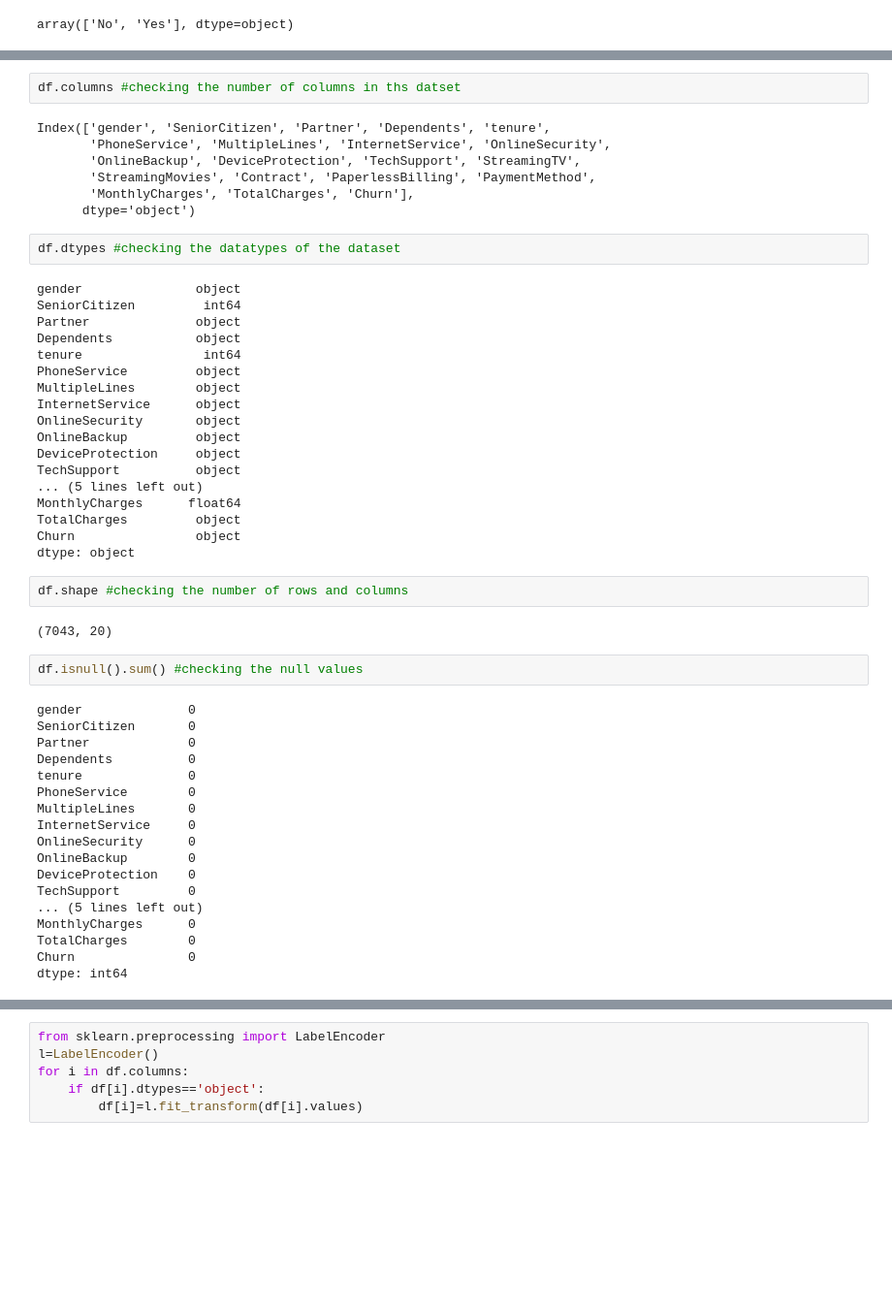
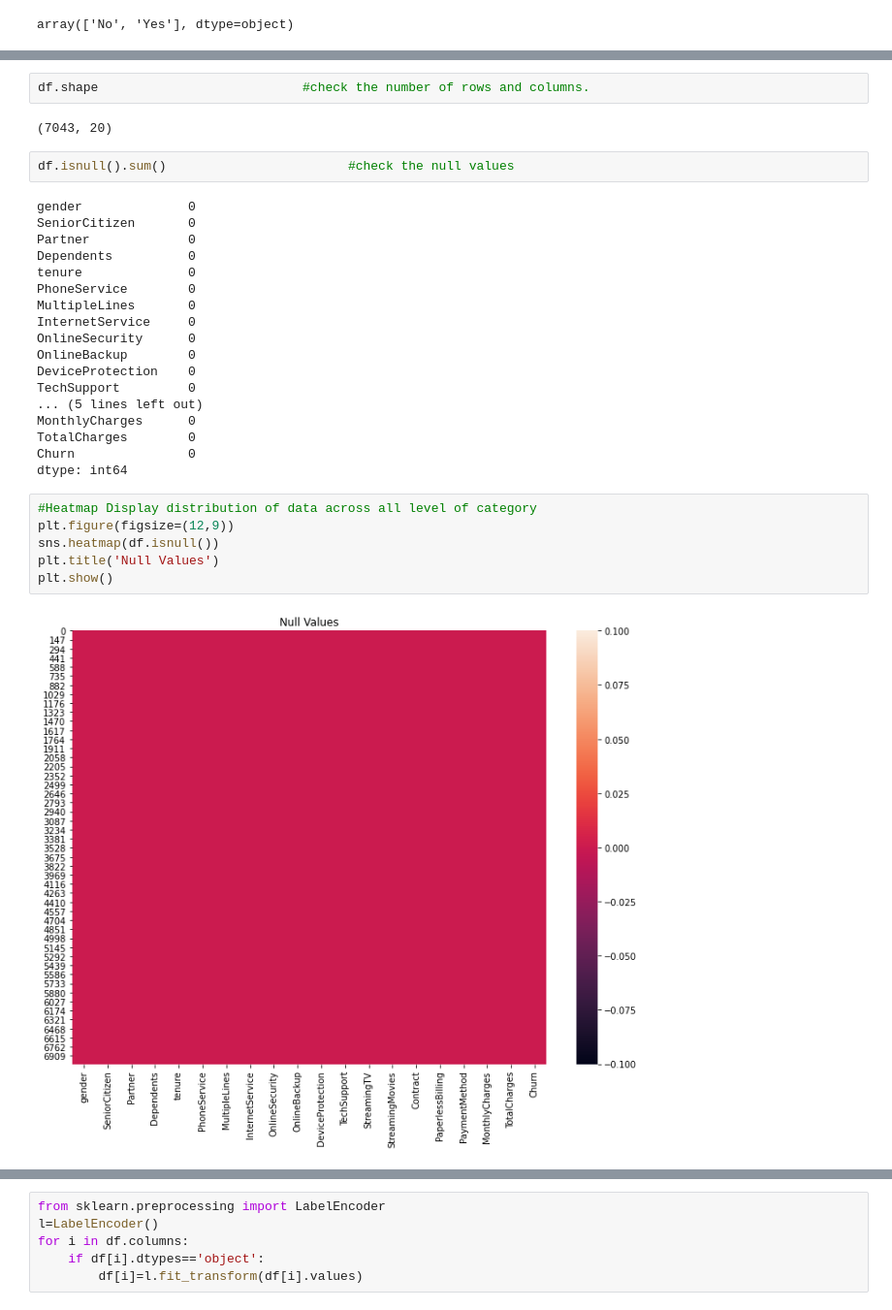
Before and after one commit to Jayasurya72/Customer-Churn-Analysis, a Jupyter notebook: Customer Churn Analysis.ipynb, the cells around one changed output, grey strips where cells are left out. Shown at 97% size. Saved outputs shown, nothing was run; the diff lists cells and outputs as text; blank space fills up the shorter version.

```diff
--- a/Customer Churn Analysis.ipynb
+++ b/Customer Churn Analysis.ipynb
@@ -357,38 +382,9 @@ memory usage: 1.1+ MB
 # %%
-df.columns #checking the number of columns in ths datset
+df.shape                           #check the number of rows and columns.
 # %% [output]
-Index(['gender', 'SeniorCitizen', 'Partner', 'Dependents', 'tenure',
-       'PhoneService', 'MultipleLines', 'InternetService', 'OnlineSecurity',
-       'OnlineBackup', 'DeviceProtection', 'TechSupport', 'StreamingTV',
-       'StreamingMovies', 'Contract', 'PaperlessBilling', 'PaymentMethod',
-       'MonthlyCharges', 'TotalCharges', 'Churn'],
-      dtype='object')
+(7043, 20)
-# %%
-df.dtypes #checking the datatypes of the dataset
-# %% [output]
-gender               object
-SeniorCitizen         int64
-Partner              object
-Dependents           object
-tenure                int64
-PhoneService         object
-MultipleLines        object
-InternetService      object
-OnlineSecurity       object
-OnlineBackup         object
-DeviceProtection     object
-TechSupport          object
-... (5 lines left out)
-MonthlyCharges      float64
-TotalCharges         object
-Churn                object
-dtype: object
-# %%
-df.shape #checking the number of rows and columns
-# %% [output]
-(7043, 20)
 # %%
-df.isnull().sum() #checking the null values
+df.isnull().sum()                        #check the null values
 # %% [output]
 gender              0
 SeniorCitizen       0
@@ -407,3 +403,11 @@ MonthlyCharges      0
 TotalCharges        0
 Churn               0
 dtype: int64
+# %%
+#Heatmap Display distribution of data across all level of category
+plt.figure(figsize=(12,9))
+sns.heatmap(df.isnull())
+plt.title('Null Values')
+plt.show()
+# %% [output]
+[figure, added]
```
Also changed, not shown: parts of 35 cells of this notebook.
